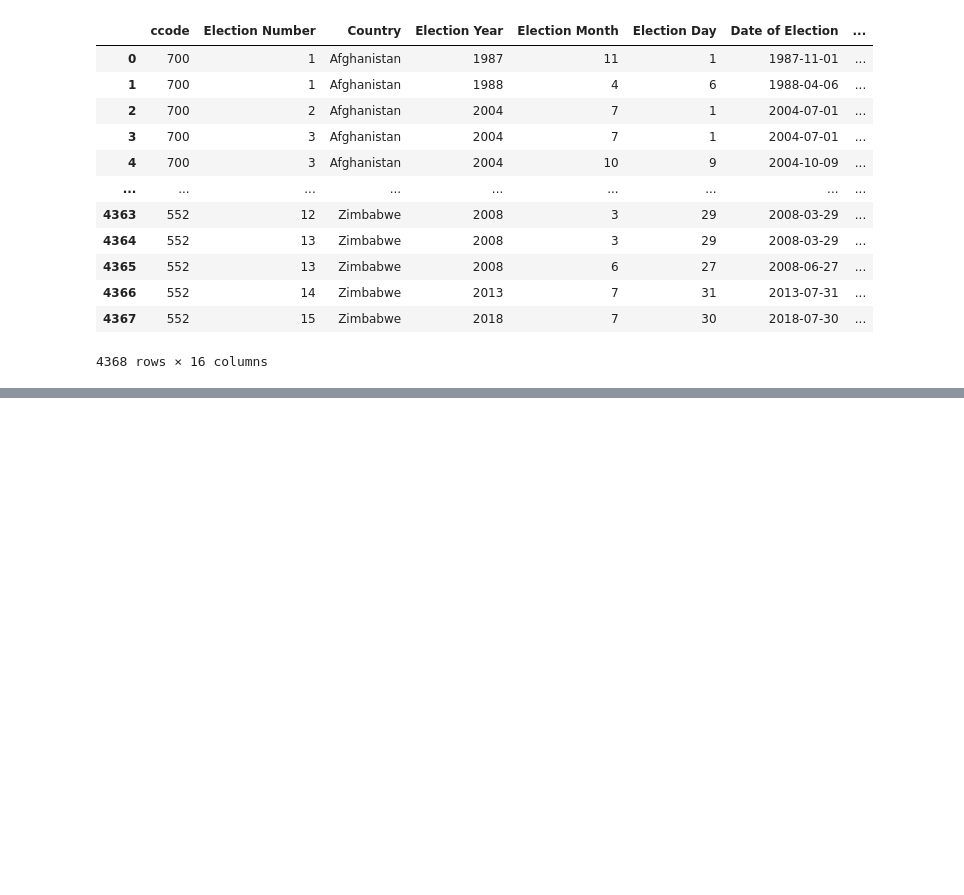
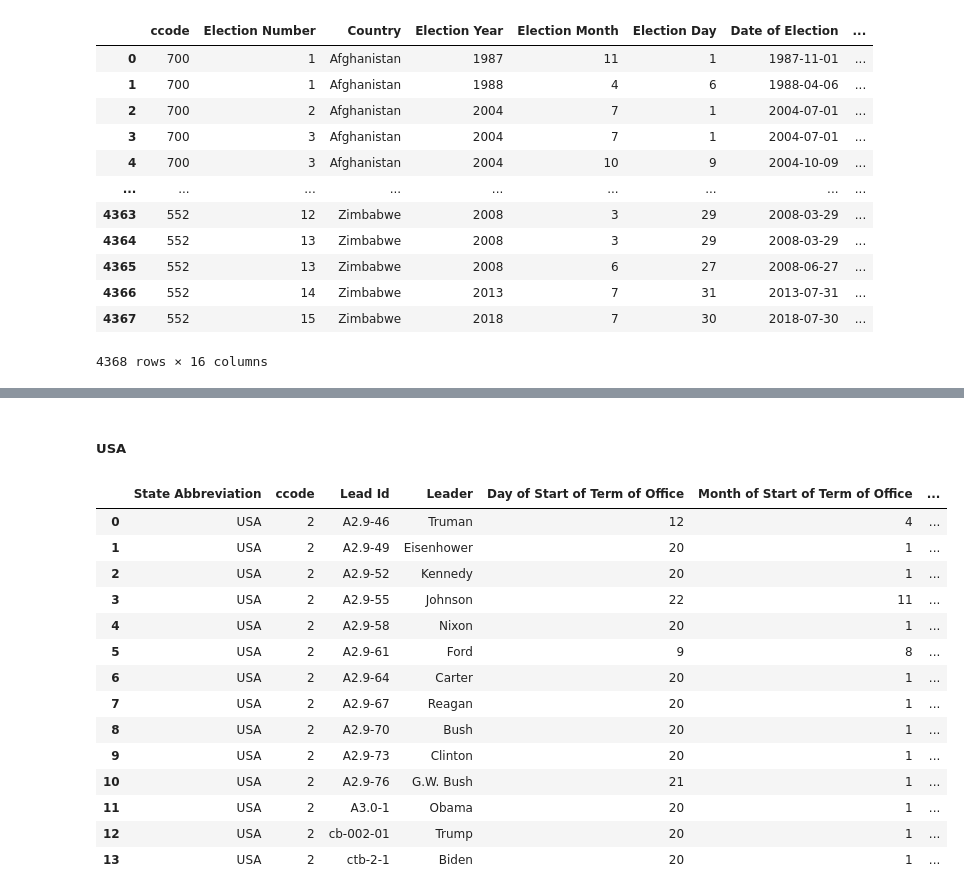
Before and after one commit to Lunczer93/Python_Project_3_World_Election, a Jupyter notebook: Python_Project_3_Election.ipynb, the cells around one changed output, grey strips where cells are left out. Cells and saved outputs as stored; diff of their text form; code cells hidden in the pictures; blank space fills up the shorter version.

```diff
--- a/Python_Project_3_Election.ipynb
+++ b/Python_Project_3_Election.ipynb
@@ -1530,0 +1866,21 @@ dfLeaderList[dfLeaderList['State Abbreviation']=='POL']
+# %% [markdown]
+##### USA
+# %%
+dfLeaderListUSA = dfLeaderList[dfLeaderList['State Abbreviation']=='USA']
+dfLeaderListUSA
+# %% [output]
+|  | State Abbreviation | ccode | Lead Id | Leader | Day of Start of Term of Office | Month of Start of Term of Office | ... |
+| 0 | USA | 2 | A2.9-46 | Truman | 12 | 4 | ... |
+| 1 | USA | 2 | A2.9-49 | Eisenhower | 20 | 1 | ... |
+| 2 | USA | 2 | A2.9-52 | Kennedy | 20 | 1 | ... |
+| 3 | USA | 2 | A2.9-55 | Johnson | 22 | 11 | ... |
+| 4 | USA | 2 | A2.9-58 | Nixon | 20 | 1 | ... |
+| 5 | USA | 2 | A2.9-61 | Ford | 9 | 8 | ... |
+| 6 | USA | 2 | A2.9-64 | Carter | 20 | 1 | ... |
+| 7 | USA | 2 | A2.9-67 | Reagan | 20 | 1 | ... |
+| 8 | USA | 2 | A2.9-70 | Bush | 20 | 1 | ... |
+| 9 | USA | 2 | A2.9-73 | Clinton | 20 | 1 | ... |
+| 10 | USA | 2 | A2.9-76 | G.W. Bush | 21 | 1 | ... |
+| 11 | USA | 2 | A3.0-1 | Obama | 20 | 1 | ... |
+| 12 | USA | 2 | cb-002-01 | Trump | 20 | 1 | ... |
+| 13 | USA | 2 | ctb-2-1 | Biden | 20 | 1 | ... |
```
Also changed, not shown: parts of 60 cells of this notebook.
